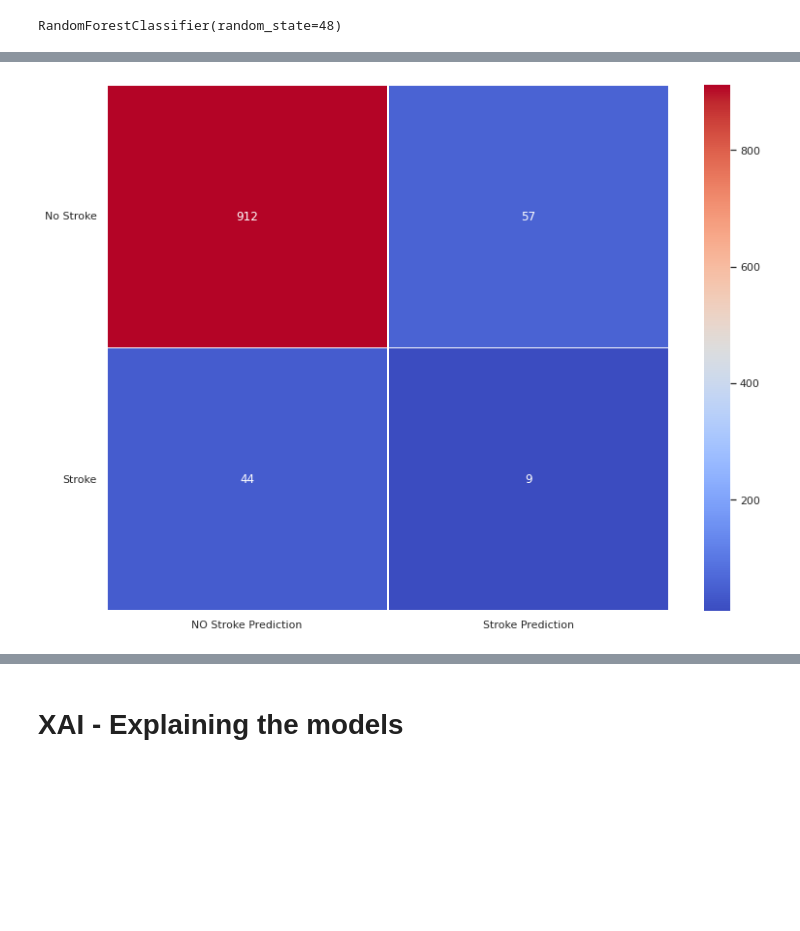
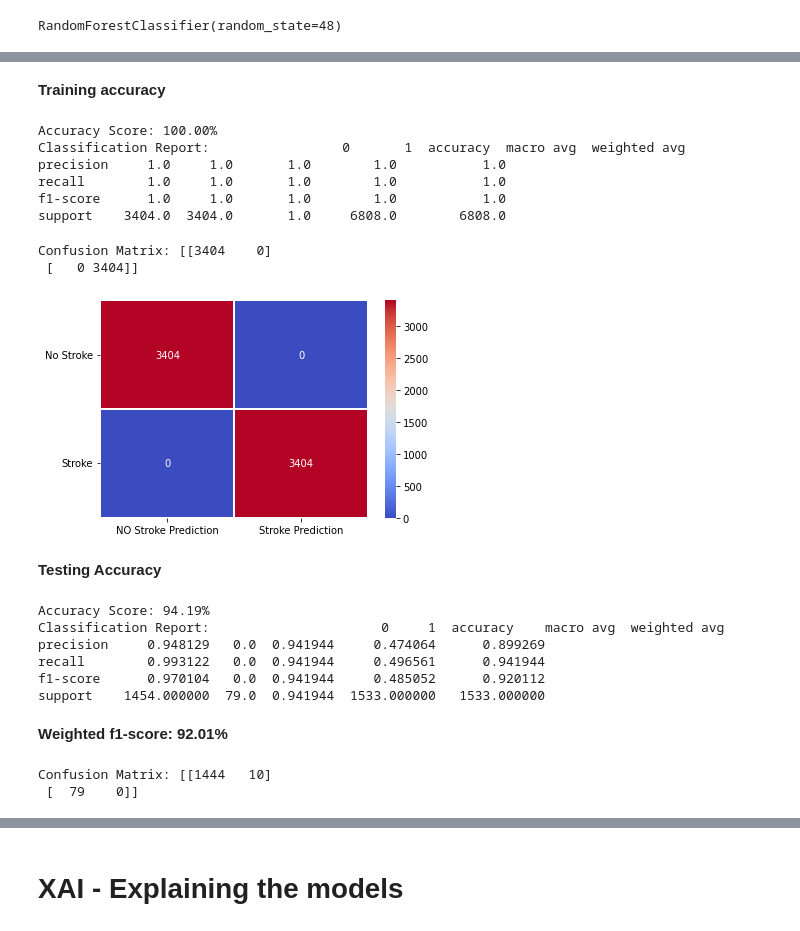
Before and after one commit to georgia-kpl/XAI_NeuroDisorders, a Jupyter notebook: Stroke_Prediction_and_XAI.ipynb, the cells around one changed output, grey strips where cells are left out. Drawn from its saved outputs; the diff is of its cells as text; code cells hidden in the pictures; blank space fills up the shorter version.

```diff
--- a/Stroke_Prediction_and_XAI.ipynb
+++ b/Stroke_Prediction_and_XAI.ipynb
@@ -455,0 +462,3 @@ The training data are now balanced.
+# %%
+tree_classifier = DecisionTreeClassifier(random_state=48)
+tree_classifier.fit(x_train_bl, y_train_bl)
@@ -460,6 +525,6 @@ from sklearn.ensemble import RandomForestClassifier
 # %%
 rf_classifier = RandomForestClassifier(criterion= 'gini', n_estimators= 100, random_state= 48)
 # %%
-rf_classifier.fit(x_train_balanced, y_train_balanced)
+rf_classifier.fit(x_train_bl, y_train_bl)
 # %% [output]
 RandomForestClassifier(random_state=48)
@@ -491,6 +531,28 @@ rf_conf_matrix = confusion_matrix(y_test, rf_preds)
+# %% [markdown]
+**Training accuracy**
+# %%
+rf_pred = rf_classifier.predict(x_train_bl)
+rf_clf_report = pd.DataFrame(classification_report(y_train_bl, rf_pred, output_dict=True))
+# %%
+print(f"Accuracy Score: {accuracy_score(y_train_bl, rf_pred) * 100:.2f}%")
+print(f"Classification Report: {rf_clf_report}")
+# %% [output]
+Accuracy Score: 100.00%
+Classification Report:                 0       1  accuracy  macro avg  weighted avg
+precision     1.0     1.0       1.0        1.0           1.0
+recall        1.0     1.0       1.0        1.0           1.0
+f1-score      1.0     1.0       1.0        1.0           1.0
+support    3404.0  3404.0       1.0     6808.0        6808.0
+# %%
+print(f"Confusion Matrix: {confusion_matrix(y_train_bl, rf_pred)}")
+# %% [output]
+Confusion Matrix: [[3404    0]
+ [   0 3404]]
 # %%
-sns.heatmap(rf_conf_matrix, cmap = 'coolwarm', annot = True, fmt = '', linewidths = 1, yticklabels = ['No Stroke', 'Stroke'], xticklabels = ['NO Stroke Prediction', 'Stroke Prediction'])
+sns.heatmap(confusion_matrix(y_train_bl, rf_pred), cmap = 'coolwarm', annot = True, fmt = '', linewidths = 1, yticklabels = ['No Stroke', 'Stroke'], xticklabels = ['NO Stroke Prediction', 'Stroke Prediction'])
 plt.yticks(rotation = 0)
 plt.show()
 # %% [output]
-[figure, old version]
+[figure, new version]
+# %% [markdown]
+**Testing Accuracy**
@@ -496,0 +562,17 @@ plt.show()
+# %%
+print(f"Accuracy Score: {accuracy_score(y_test, rf_pred_test) * 100:.2f}%")
+print(f"Classification Report: {rf_clf_test_report}")
+# %% [output]
+Accuracy Score: 94.19%
+Classification Report:                      0     1  accuracy    macro avg  weighted avg
+precision     0.948129   0.0  0.941944     0.474064      0.899269
+recall        0.993122   0.0  0.941944     0.496561      0.941944
+f1-score      0.970104   0.0  0.941944     0.485052      0.920112
+support    1454.000000  79.0  0.941944  1533.000000   1533.000000
+# %% [markdown]
+**Weighted f1-score: 92.01%**
+# %%
+print(f"Confusion Matrix: {confusion_matrix(y_test, rf_pred_test)}")
+# %% [output]
+Confusion Matrix: [[1444   10]
+ [  79    0]]
```
Also changed, not shown: parts of 123 cells of this notebook.
